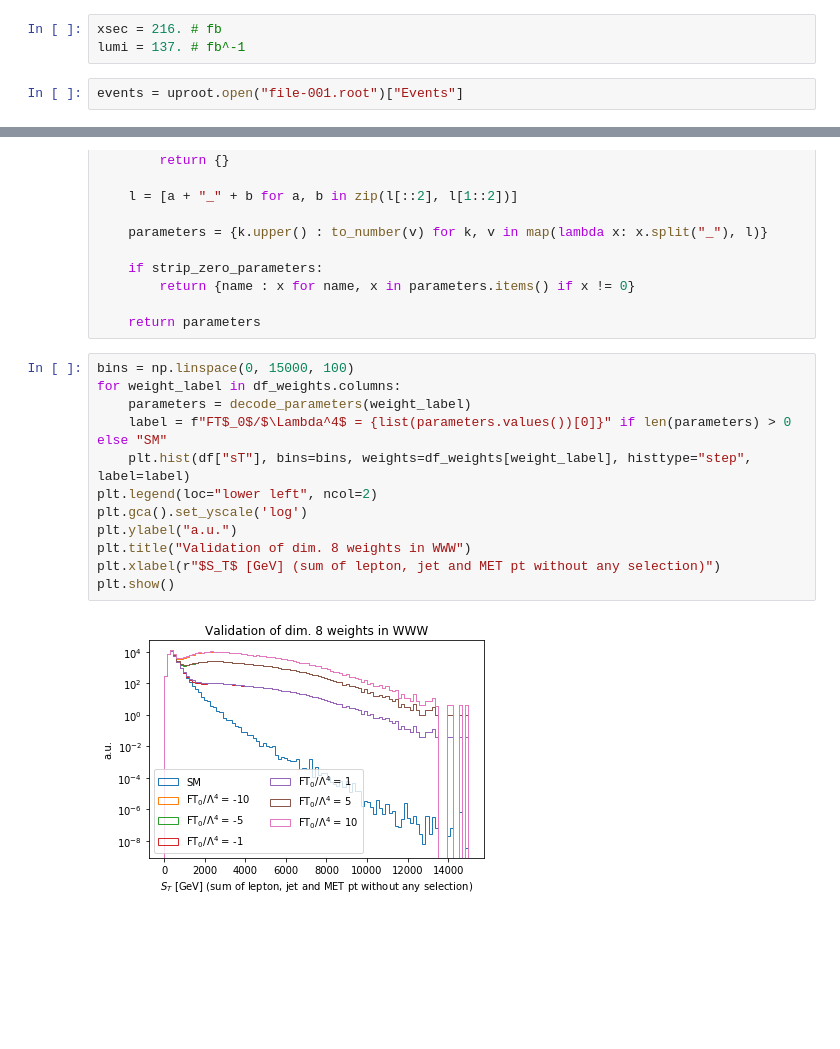
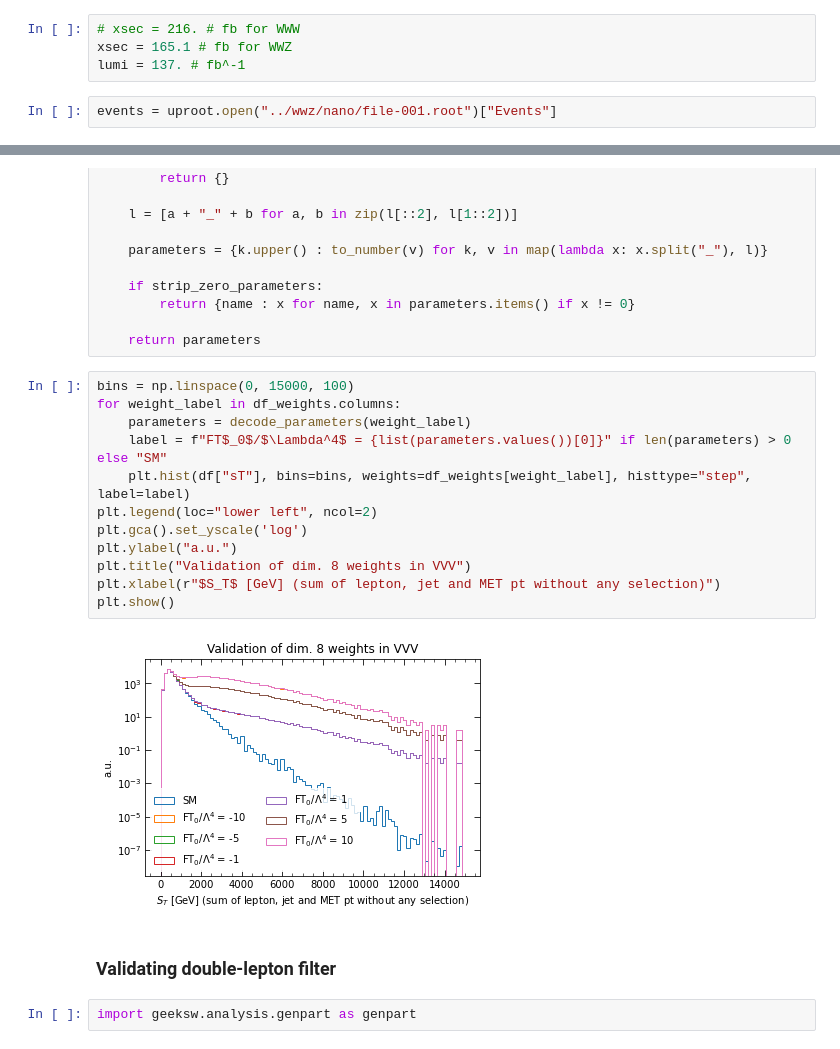
Before and after one commit to gqlcms/vvv-eft-sample-production, a Jupyter notebook: EFTSamplesTutorial.ipynb, the cells around one changed output, grey strips where cells are left out. Drawn from its saved outputs; the diff is of its cells as text; blank space fills up the shorter version.

Commit message:
add lepton filter validation

```diff
--- a/EFTSamplesTutorial.ipynb
+++ b/EFTSamplesTutorial.ipynb
@@ -28,10 +28,11 @@ import numpy as np
 import pandas as pd
 import matplotlib.pyplot as plt
 # %%
-xsec = 216. # fb
+# xsec = 216. # fb for WWW
+xsec = 165.1 # fb for WWZ
 lumi = 137. # fb^-1
 # %%
-events = uproot.open("file-001.root")["Events"]
+events = uproot.open("../wwz/nano/file-001.root")["Events"]
 # %% [markdown]
 ### Branches that are different from central production
 # %% [markdown]
@@ -168,14 +169,18 @@ def decode_parameters(label, strip_zero_parameters=True):
 # %%
 bins = np.linspace(0, 15000, 100)
 for weight_label in df_weights.columns:
     parameters = decode_parameters(weight_label)
     label = f"FT$_0$/$\Lambda^4$ = {list(parameters.values())[0]}" if len(parameters) > 0 else "SM"
     plt.hist(df["sT"], bins=bins, weights=df_weights[weight_label], histtype="step", label=label)
 plt.legend(loc="lower left", ncol=2)
 plt.gca().set_yscale('log')
 plt.ylabel("a.u.")
-plt.title("Validation of dim. 8 weights in WWW")
+plt.title("Validation of dim. 8 weights in VVV")
 plt.xlabel(r"$S_T$ [GeV] (sum of lepton, jet and MET pt without any selection)")
 plt.show()
 # %% [output]
-[figure, old version]
+[figure, new version]
+# %% [markdown]
+### Validating double-lepton filter
+# %%
+import geeksw.analysis.genpart as genpart
```
Also changed, not shown: parts of 7 cells of this notebook.
